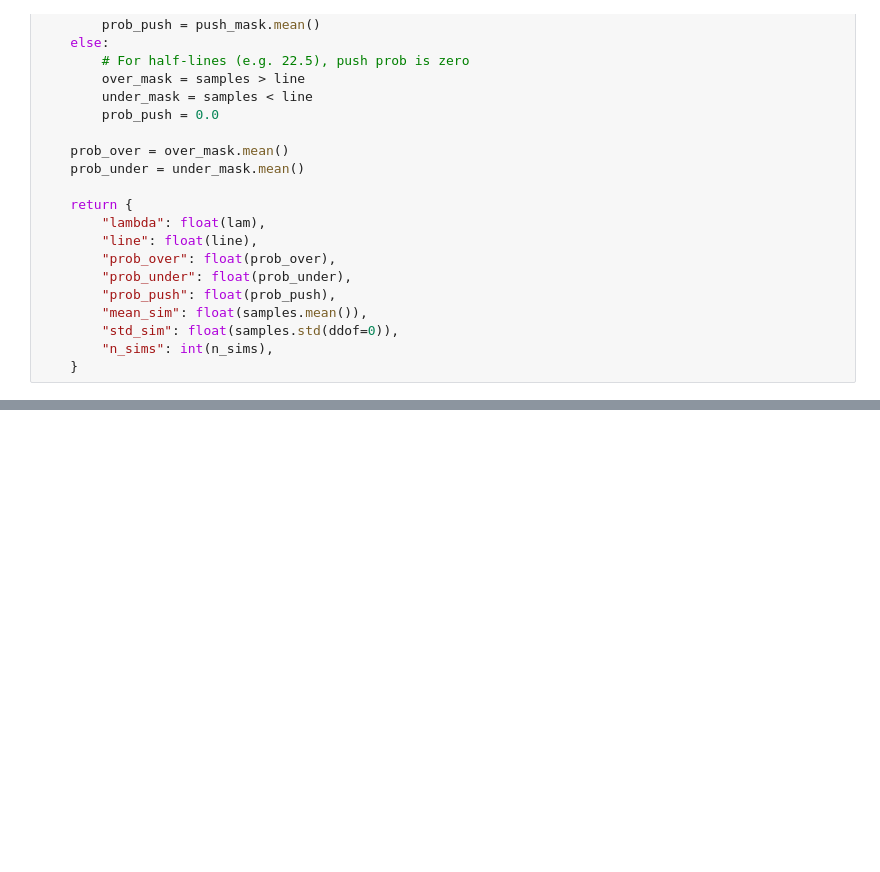
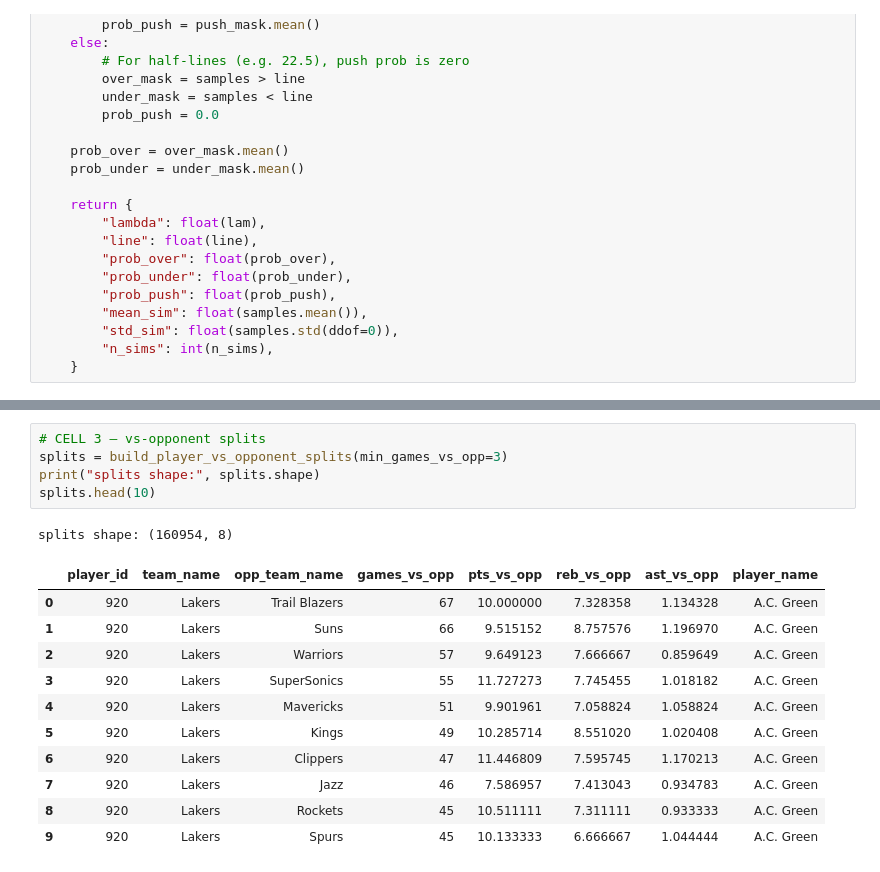
Before and after one commit to wjdorsey/qepc_project, a Jupyter notebook: notebooks/maintenance/tester.ipynb, the cells around one changed output, grey strips where cells are left out. Cells and saved outputs as stored; diff of their text form; blank space fills up the shorter version.

```diff
--- a/notebooks/maintenance/tester.ipynb
+++ b/notebooks/maintenance/tester.ipynb
@@ -1398,3 +1048,21 @@ Unique players in that window: 35
+# %%
+# CELL 3 – vs-opponent splits
+splits = build_player_vs_opponent_splits(min_games_vs_opp=3)
+print("splits shape:", splits.shape)
+splits.head(10)
+# %% [output]
+splits shape: (160954, 8)
+|  | player_id | team_name | opp_team_name | games_vs_opp | pts_vs_opp | reb_vs_opp | ast_vs_opp | player_name |
+| 0 | 920 | Lakers | Trail Blazers | 67 | 10.000000 | 7.328358 | 1.134328 | A.C. Green |
+| 1 | 920 | Lakers | Suns | 66 | 9.515152 | 8.757576 | 1.196970 | A.C. Green |
+| 2 | 920 | Lakers | Warriors | 57 | 9.649123 | 7.666667 | 0.859649 | A.C. Green |
+| 3 | 920 | Lakers | SuperSonics | 55 | 11.727273 | 7.745455 | 1.018182 | A.C. Green |
+| 4 | 920 | Lakers | Mavericks | 51 | 9.901961 | 7.058824 | 1.058824 | A.C. Green |
+| 5 | 920 | Lakers | Kings | 49 | 10.285714 | 8.551020 | 1.020408 | A.C. Green |
+| 6 | 920 | Lakers | Clippers | 47 | 11.446809 | 7.595745 | 1.170213 | A.C. Green |
+| 7 | 920 | Lakers | Jazz | 46 | 7.586957 | 7.413043 | 0.934783 | A.C. Green |
+| 8 | 920 | Lakers | Rockets | 45 | 10.511111 | 7.311111 | 0.933333 | A.C. Green |
+| 9 | 920 | Lakers | Spurs | 45 | 10.133333 | 6.666667 | 1.044444 | A.C. Green |
 # %%
 pip install jupyterlab-filelock
 jupyter labextension install @jupyterlab/filelock
```
Also changed, not shown: parts of 27 cells of this notebook, 5 other files.
